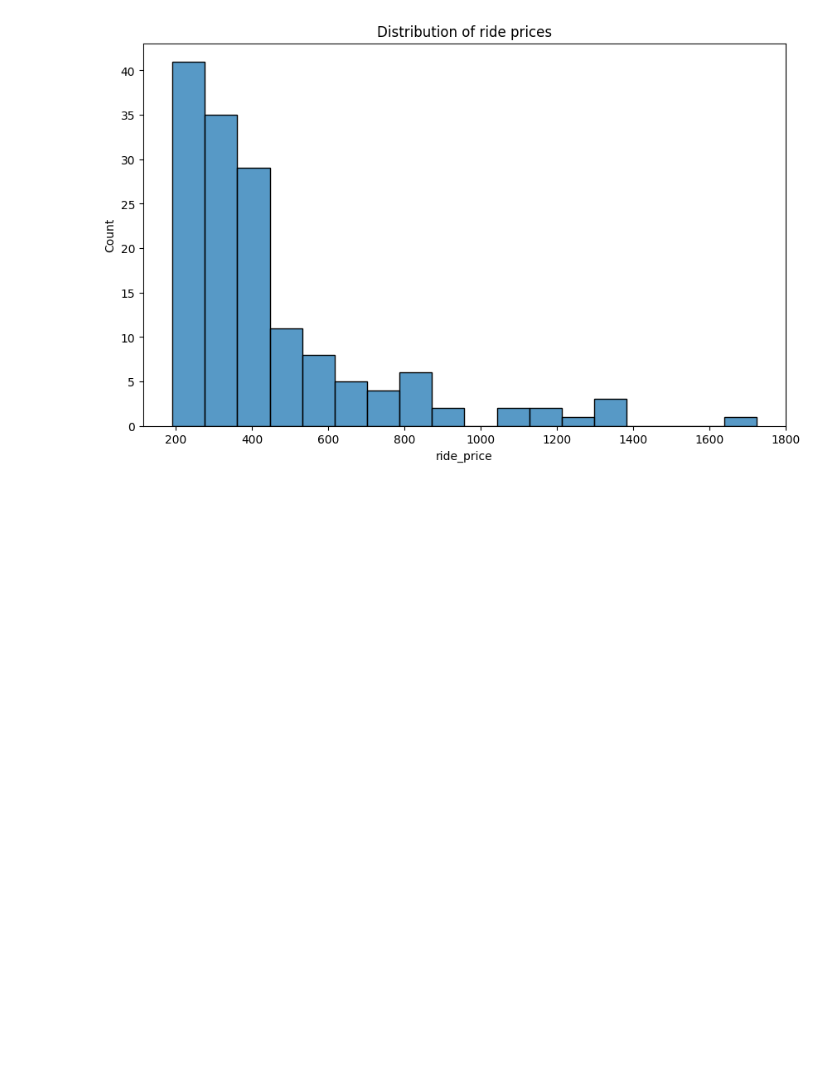
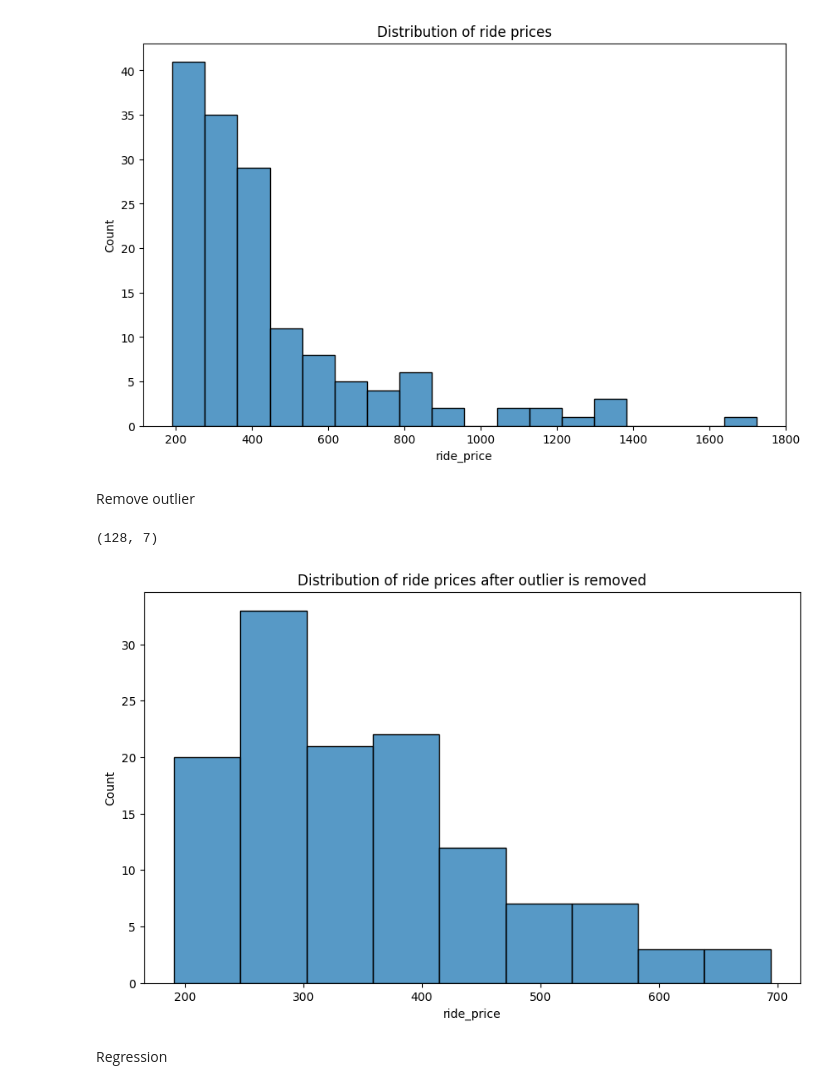
Before and after one commit to Herpsime/gdsc_study_session_ML_g1, a Jupyter notebook: ride_price_ml/notebook/ride_price_model.ipynb, the cells around one changed output. Saved outputs shown, nothing was run; the diff lists cells and outputs as text; code cells hidden in the pictures; blank space fills up the shorter version.

Commit message:
removed the outlier test split and encoded the categorical columns

```diff
--- a/ride_price_ml/notebook/ride_price_model.ipynb
+++ b/ride_price_ml/notebook/ride_price_model.ipynb
@@ -79,3 +82,27 @@ plt.title("Distribution of ride prices")
 plt.show()
 # %% [output]
 [figure]
+# %% [markdown]
+Remove outlier
+# %%
+Q1 = data["ride_price"].quantile(0.25)
+Q3 = data["ride_price"].quantile(0.75)
+IQR = Q3 - Q1
+
+lower_bound = Q1 - 1.5 * IQR
+upper_bound = Q3 + 1.5 * IQR
+
+data = data[(data["ride_price"] >= lower_bound) & (data["ride_price"] <= upper_bound)]
+# %%
+data.shape
+# %% [output]
+(128, 7)
+# %%
+plt.figure(figsize=(10, 6))
+sns.histplot(data["ride_price"])
+plt.title("Distribution of ride prices after outlier is removed")
+plt.show()
+# %% [output]
+[figure, added]
+# %% [markdown]
+Regression
```
Also changed, not shown: parts of 5 cells of this notebook.
